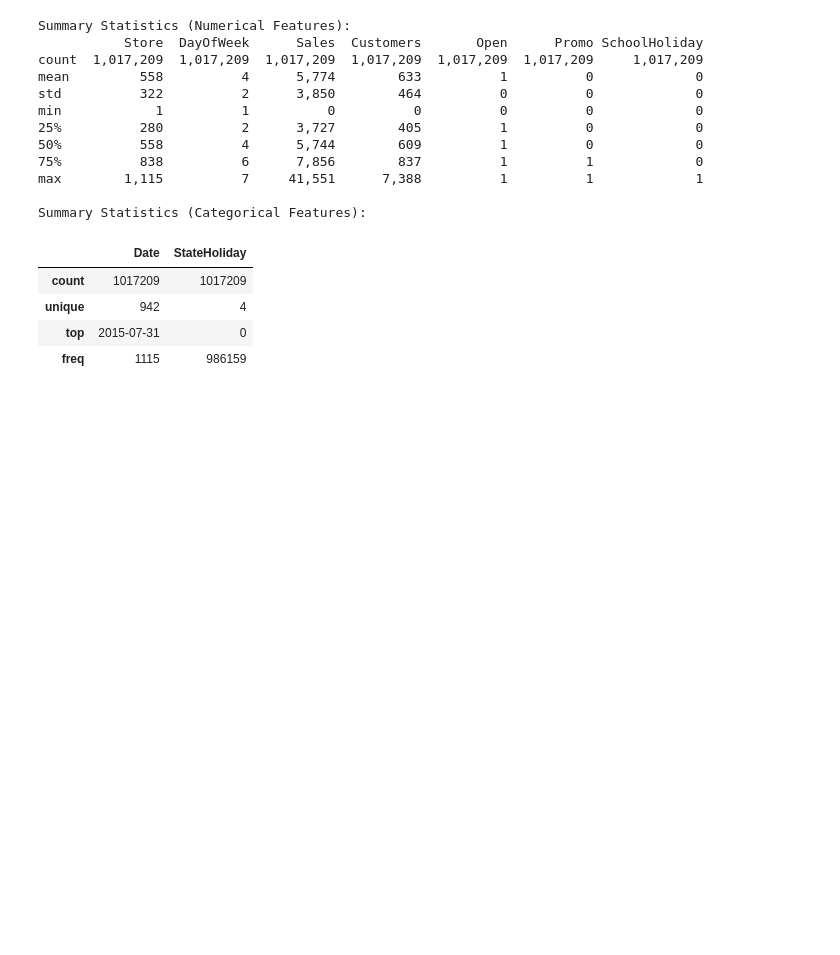
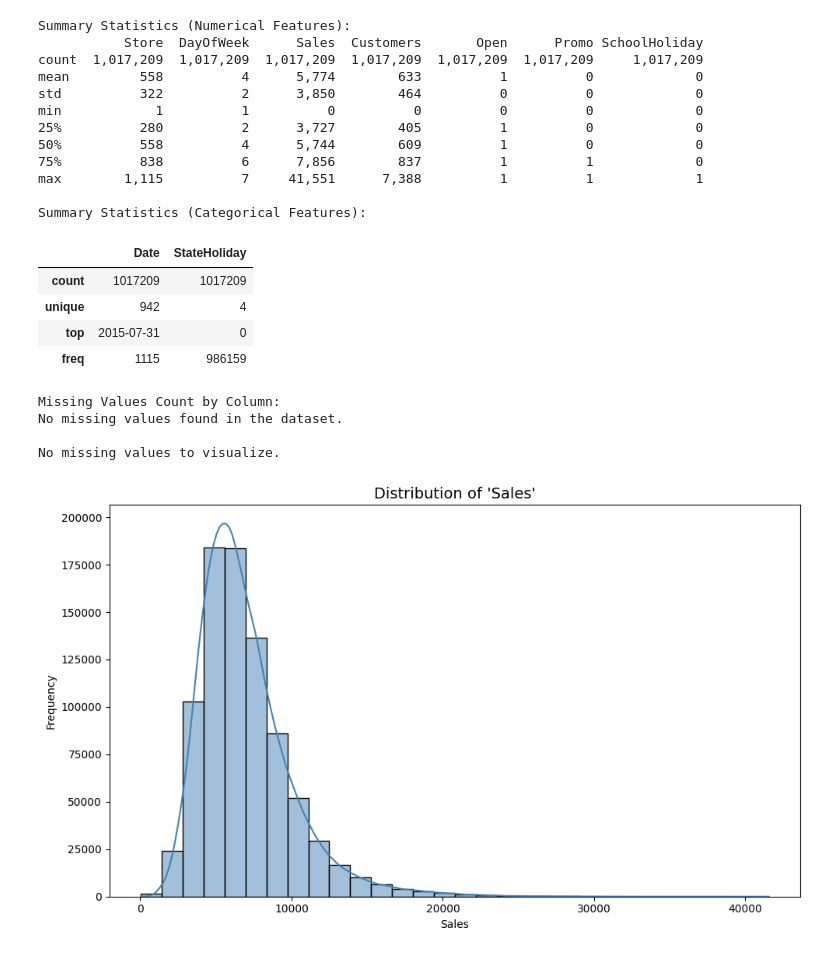
Before and after one commit to l-michalik/MICHALIK, a Jupyter notebook: MFinals/Forecasting Rossmann Store Sales/analysis/EDA.ipynb, the cells around one changed output. Cells and saved outputs as stored; diff of their text form; code cells hidden in the pictures; blank space fills up the shorter version.

```diff
--- a/MFinals/Forecasting Rossmann Store Sales/analysis/EDA.ipynb
+++ b/MFinals/Forecasting Rossmann Store Sales/analysis/EDA.ipynb
@@ -59,0 +62,8 @@ Summary Statistics (Categorical Features):
+# %%
+missing_values = SimpleMissingValuesAnalysis()
+missing_values.analyze(df)
+# %% [output]
+Missing Values Count by Column:
+No missing values found in the dataset.
+
+No missing values to visualize.
@@ -59,0 +72,5 @@ Summary Statistics (Categorical Features):
+# %%
+univariate_analyzer = UnivariateAnalyzer(NumericalUnivariateAnalysis())
+univariate_analyzer.execute_analysis(df, 'Sales')
+# %% [output]
+[figure, added]
```
Also changed, not shown: parts of 3 cells of this notebook, 4 other files.
